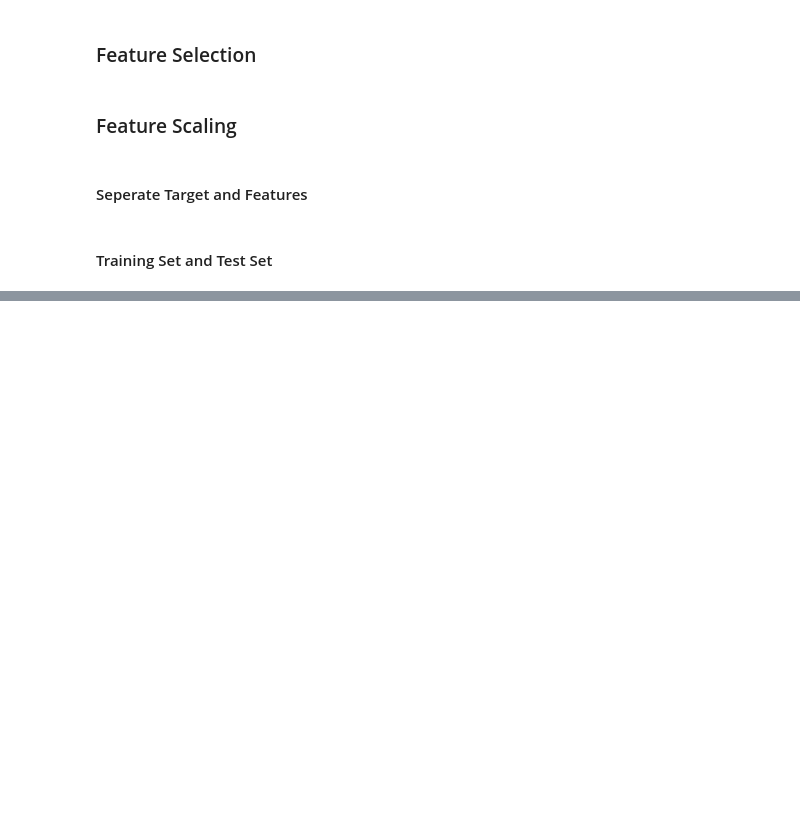
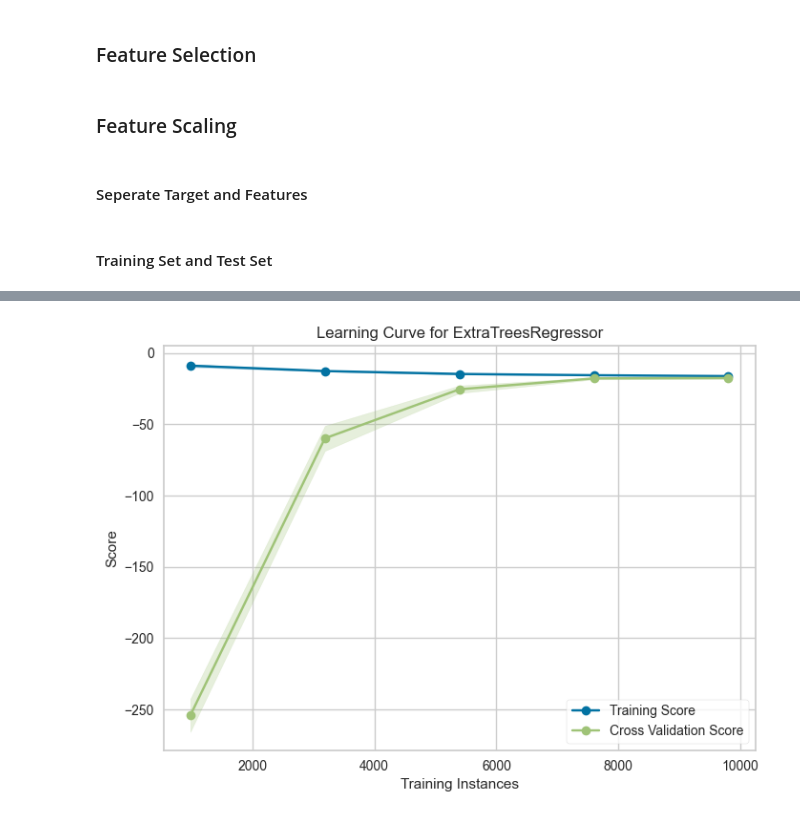
Before and after one commit to zhuofan-16/Computer_Regression, a Jupyter notebook: Price_Regression_ML.ipynb, the cells around one changed output, grey strips where cells are left out. Cells and saved outputs as stored; diff of their text form; code cells hidden in the pictures; blank space fills up the shorter version.

```diff
--- a/Price_Regression_ML.ipynb
+++ b/Price_Regression_ML.ipynb
@@ -520,0 +589,10 @@ x_train,x_test,y_train,y_test =train_test_split(x,y,test_size=0.2,shuffle=True,r
+# %%
+ex = Pipeline([
+    ('Data Preprocessing', data_preprocessing),
+    ('Model', ExtraTreesRegressor())
+])
+
+record,scores, lr = scoreModel(ex, x_train, y_train, algName="Extra Tree", record=record)
+scores
+# %% [output]
+[figure, added]
```
Also changed, not shown: parts of 16 cells of this notebook.
